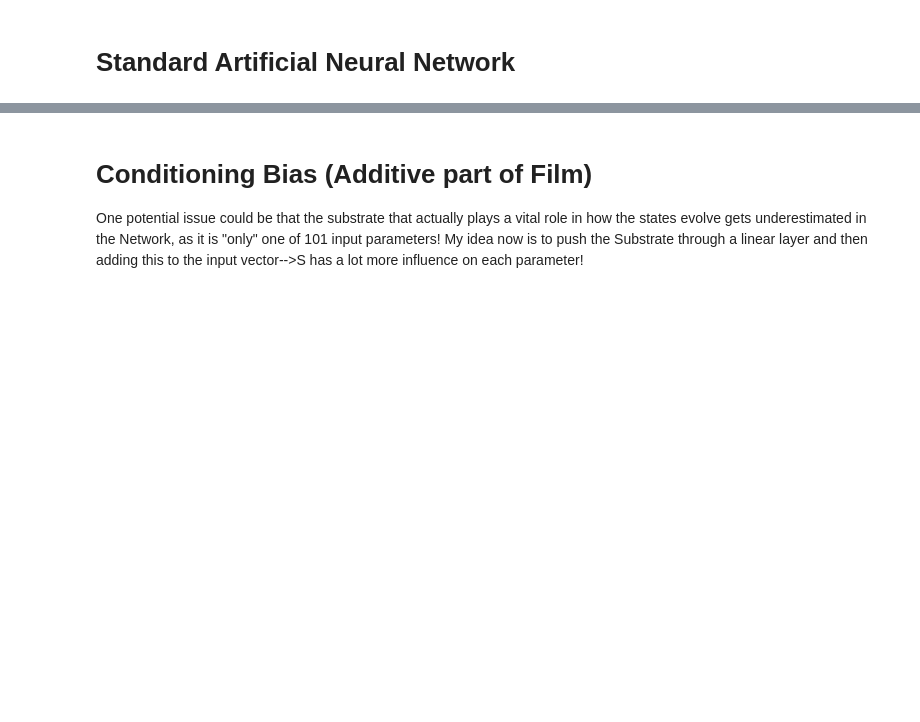
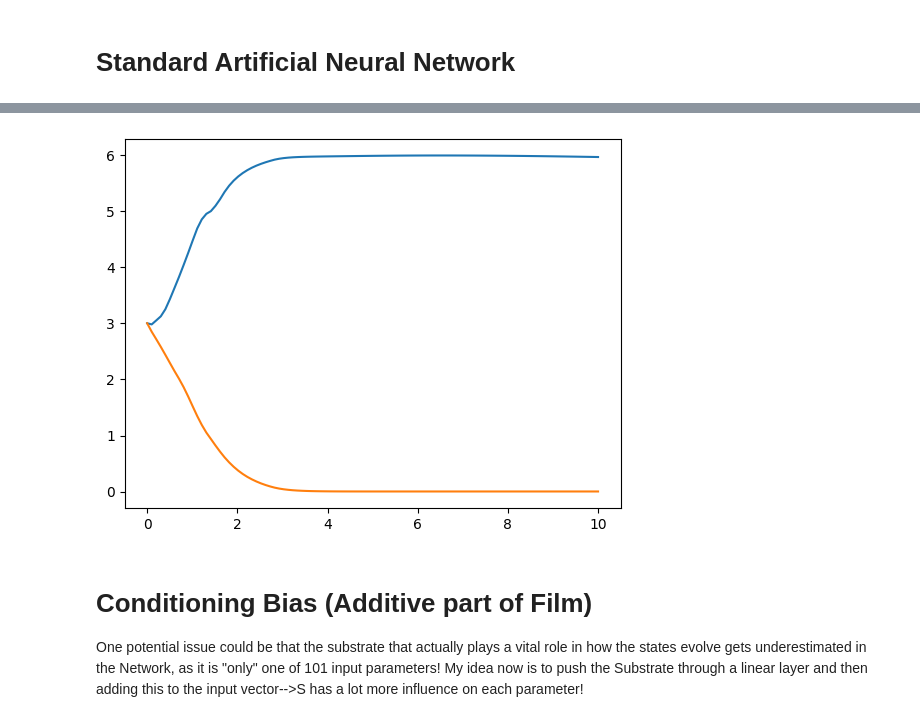
Before and after one commit to therealtoby1/Master, a Jupyter notebook: Training_data_integro_diff_batch/NN_methods_integro_diff_batch.ipynb, the cells around one changed output, grey strips where cells are left out. Drawn from its saved outputs; the diff is of its cells as text; code cells hidden in the pictures; blank space fills up the shorter version.

```diff
--- a/Training_data_integro_diff_batch/NN_methods_integro_diff_batch.ipynb
+++ b/Training_data_integro_diff_batch/NN_methods_integro_diff_batch.ipynb
@@ -149,0 +187,7 @@ plt.plot(t_eval,S_nn,label="Neural Network Substrate")
+# %%
+degree=2
+X_feature = NN_feature_space( X_train , degree = degree )
+Y_feature = NN_feature_space( Y_train , degree = degree )
+model_feature_space=Neuralnetwork(dim=M+(degree*(3*M+1)))   #M=100
+
+model_feature_space,loss = train_the_model_full_dataset_Adam(model_feature_space,X_feature,Y_feature,num_epochs=3000)
@@ -150,3 +268,22 @@ plt.plot(t_eval,S_nn,label="Neural Network Substrate")
+# %%
+n0 = torch.tensor(Dataset_plot_validation[0]["n"][:, 0], dtype=torch.float32)
+s0 = torch.tensor(Dataset_plot_validation[0]["initial_substrate"], dtype=torch.float32)
+N_pred_feature, S_pred_feature = rollout_feature_model(
+    model_feature_space, n0, s0,
+    steps=99,
+    degree=degree,
+    n_max=n_max,
+    S_max=S_max,
+    return_numpy=True
+)
+
+plot_spaghetti(m=m,t=torch.linspace(0,10,T),N=N_pred_feature,title="Neural network prediction")
+biomass_feature  = (N_pred_feature  * m.numpy()[:,None]).sum(axis=0) * delta_m.numpy()
+plt.plot(t_eval,biomass_feature,label="Feature Neural Network Biomass")
+plt.plot(t_eval,S_pred_feature,label="Neural Network Substrate")
+torch.save(model_feature_space.state_dict(), 'Feature_NN_integro_diff_batch_3000_epoch_relu_5_layer_128.pth')
+# %% [output]
+[figure, added]
 # %% [markdown]
 # Conditioning Bias (Additive part of Film)
 One potential issue could be that the substrate that actually plays a vital role in how the states evolve gets underestimated in the Network, as it is "only" one of 101 input parameters!
```
Also changed, not shown: parts of 16 cells of this notebook, 7 other files.
